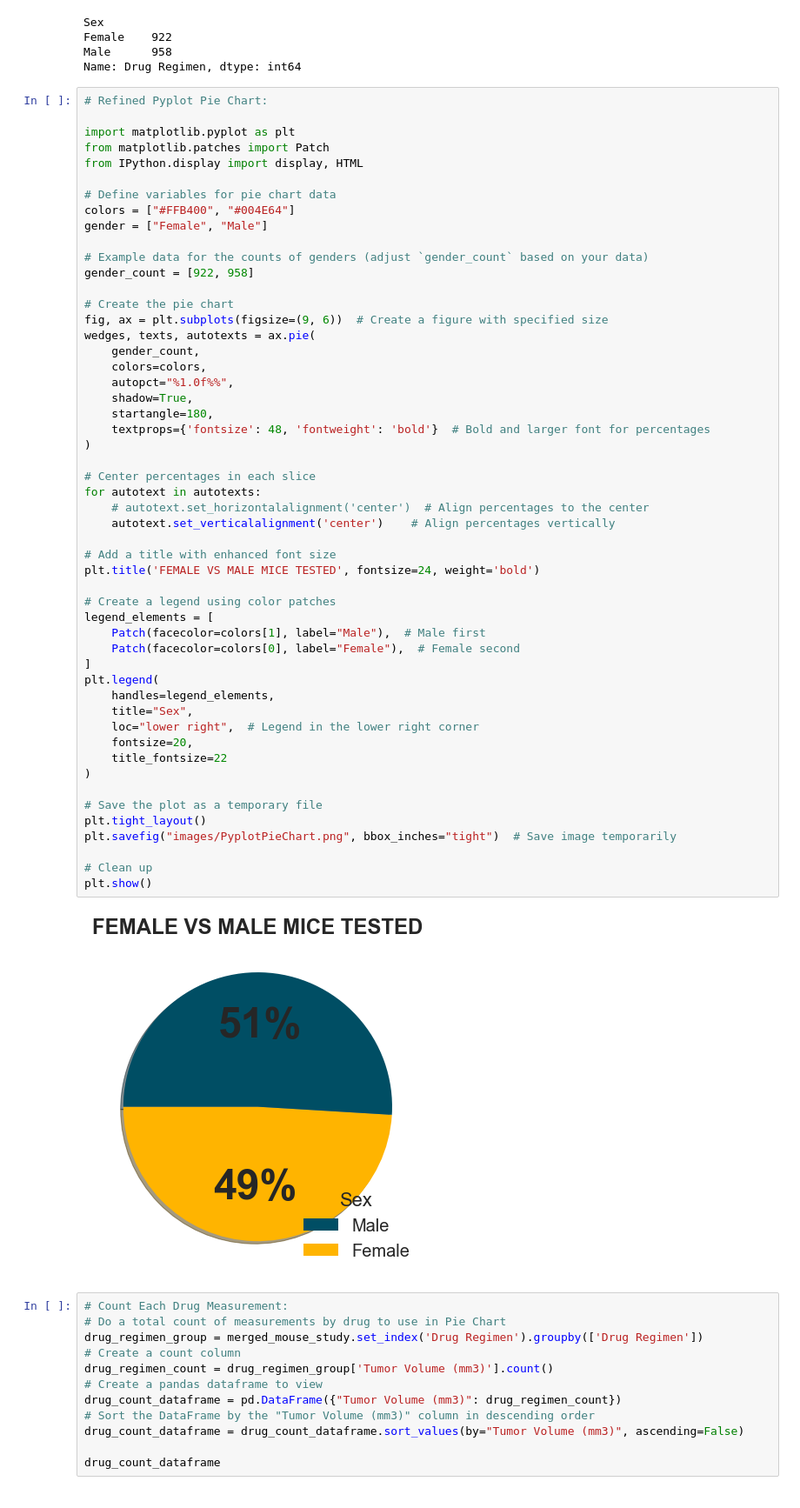
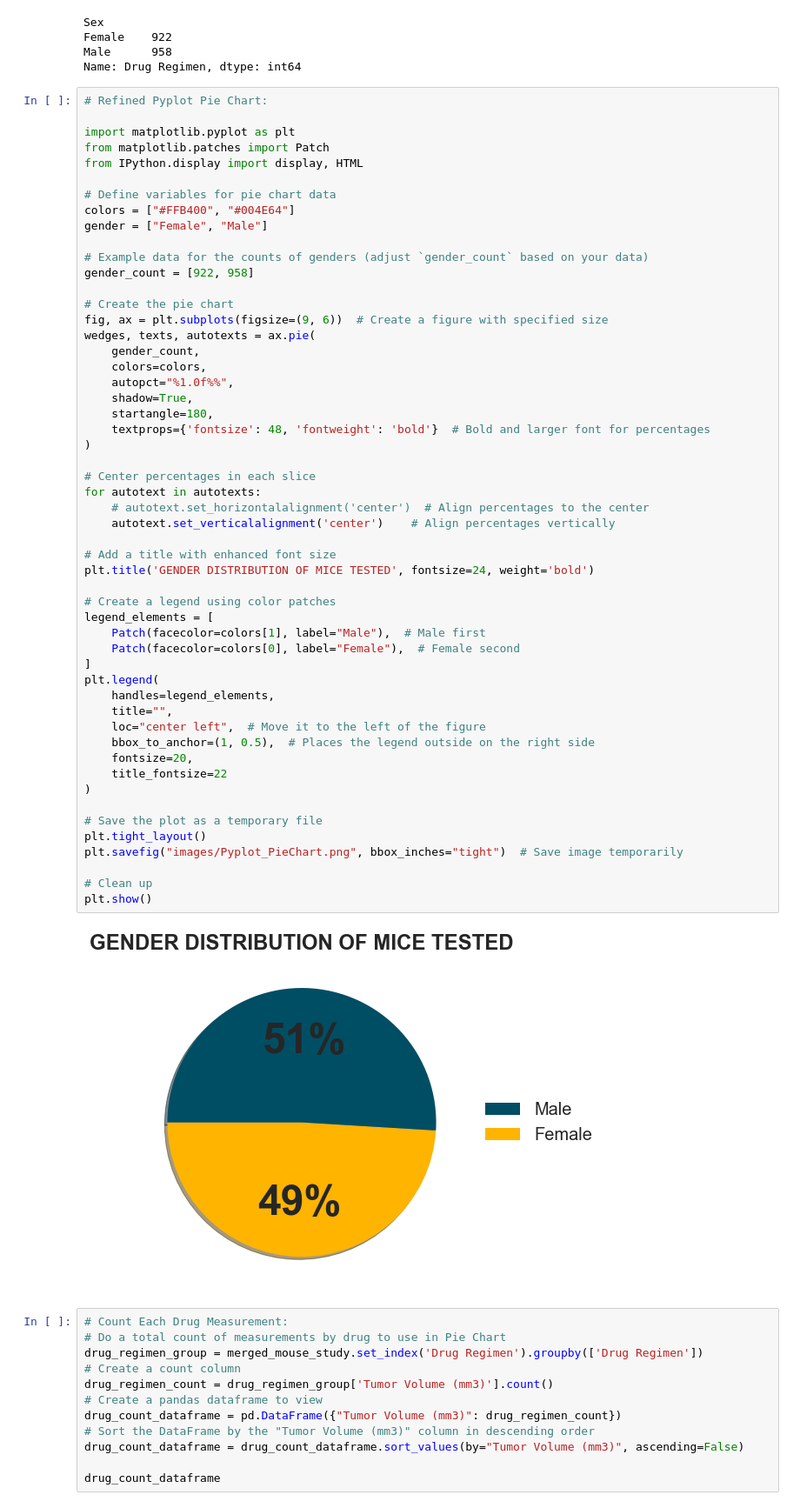
Before and after one commit to mathewqpmiller/Matplotlib-Pymaceuticals_Analysis, a Jupyter notebook: Matplotlib_Pharmaceuticals_Analysis_Final.ipynb, the cells around one changed output. Shown: that part at 87% size. Saved outputs shown, nothing was run; the diff lists cells and outputs as text.

Commit message:
Updating the pie plot

```diff
--- a/Matplotlib_Pharmaceuticals_Analysis_Final.ipynb
+++ b/Matplotlib_Pharmaceuticals_Analysis_Final.ipynb
@@ -480,38 +480,39 @@ wedges, texts, autotexts = ax.pie(
     autopct="%1.0f%%",
     shadow=True,
     startangle=180,
     textprops={'fontsize': 48, 'fontweight': 'bold'}  # Bold and larger font for percentages
 )
 
 # Center percentages in each slice
 for autotext in autotexts:
     # autotext.set_horizontalalignment('center')  # Align percentages to the center
     autotext.set_verticalalignment('center')    # Align percentages vertically
 
 # Add a title with enhanced font size
-plt.title('FEMALE VS MALE MICE TESTED', fontsize=24, weight='bold')
+plt.title('GENDER DISTRIBUTION OF MICE TESTED', fontsize=24, weight='bold')
 
 # Create a legend using color patches
 legend_elements = [
     Patch(facecolor=colors[1], label="Male"),  # Male first
     Patch(facecolor=colors[0], label="Female"),  # Female second
 ]
 plt.legend(
     handles=legend_elements,
-    title="Sex",
-    loc="lower right",  # Legend in the lower right corner
+    title="",
+    loc="center left",  # Move it to the left of the figure
+    bbox_to_anchor=(1, 0.5),  # Places the legend outside on the right side
     fontsize=20,
     title_fontsize=22
 )
 
 # Save the plot as a temporary file
 plt.tight_layout()
-plt.savefig("images/PyplotPieChart.png", bbox_inches="tight")  # Save image temporarily
+plt.savefig("images/Pyplot_PieChart.png", bbox_inches="tight")  # Save image temporarily
 
 # Clean up
 plt.show()
 # %% [output]
-[figure, old version]
+[figure, new version]
 # %%
 # Count Each Drug Measurement:
 # Do a total count of measurements by drug to use in Pie Chart
```
Also changed, not shown: parts of 3 cells of this notebook, 1 other file.
